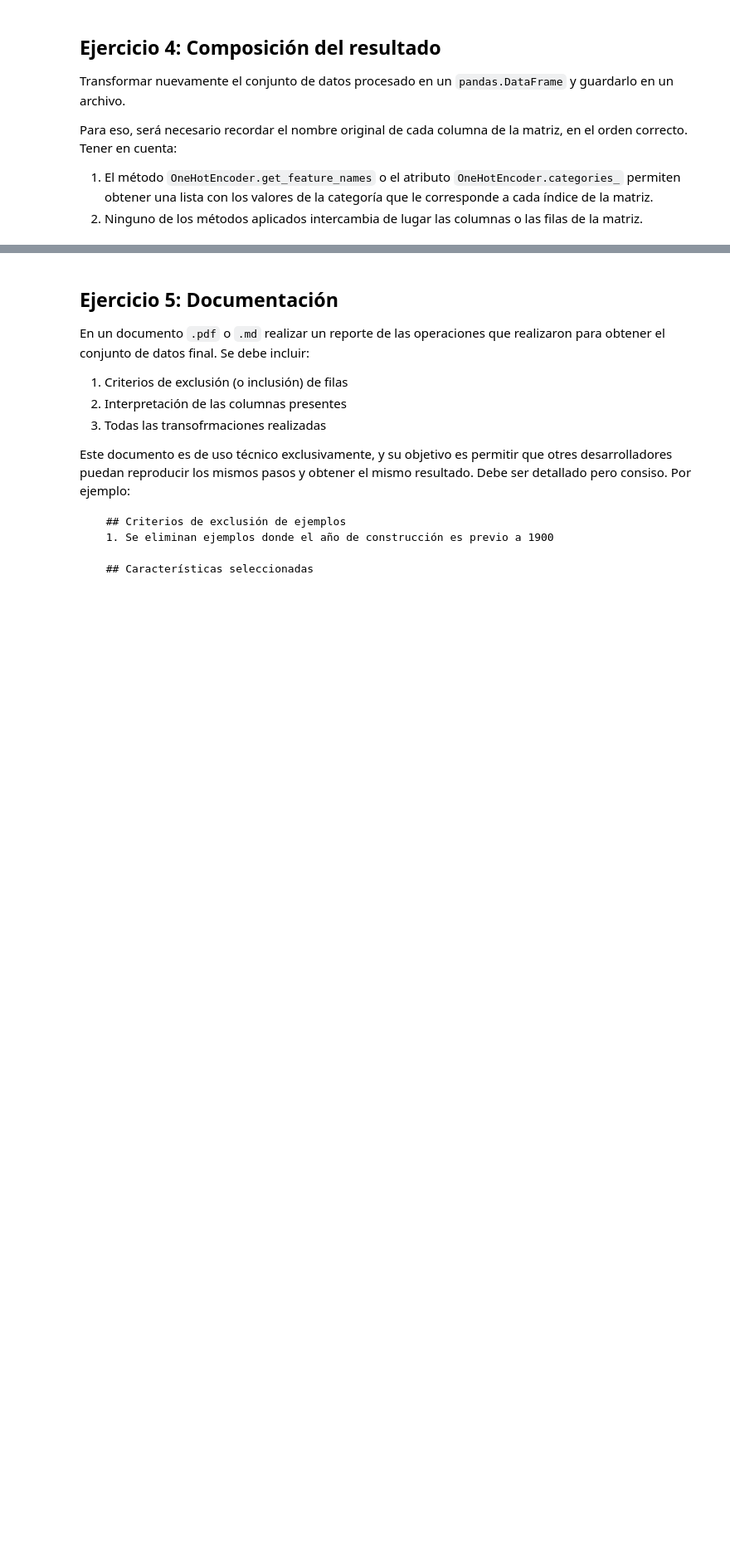
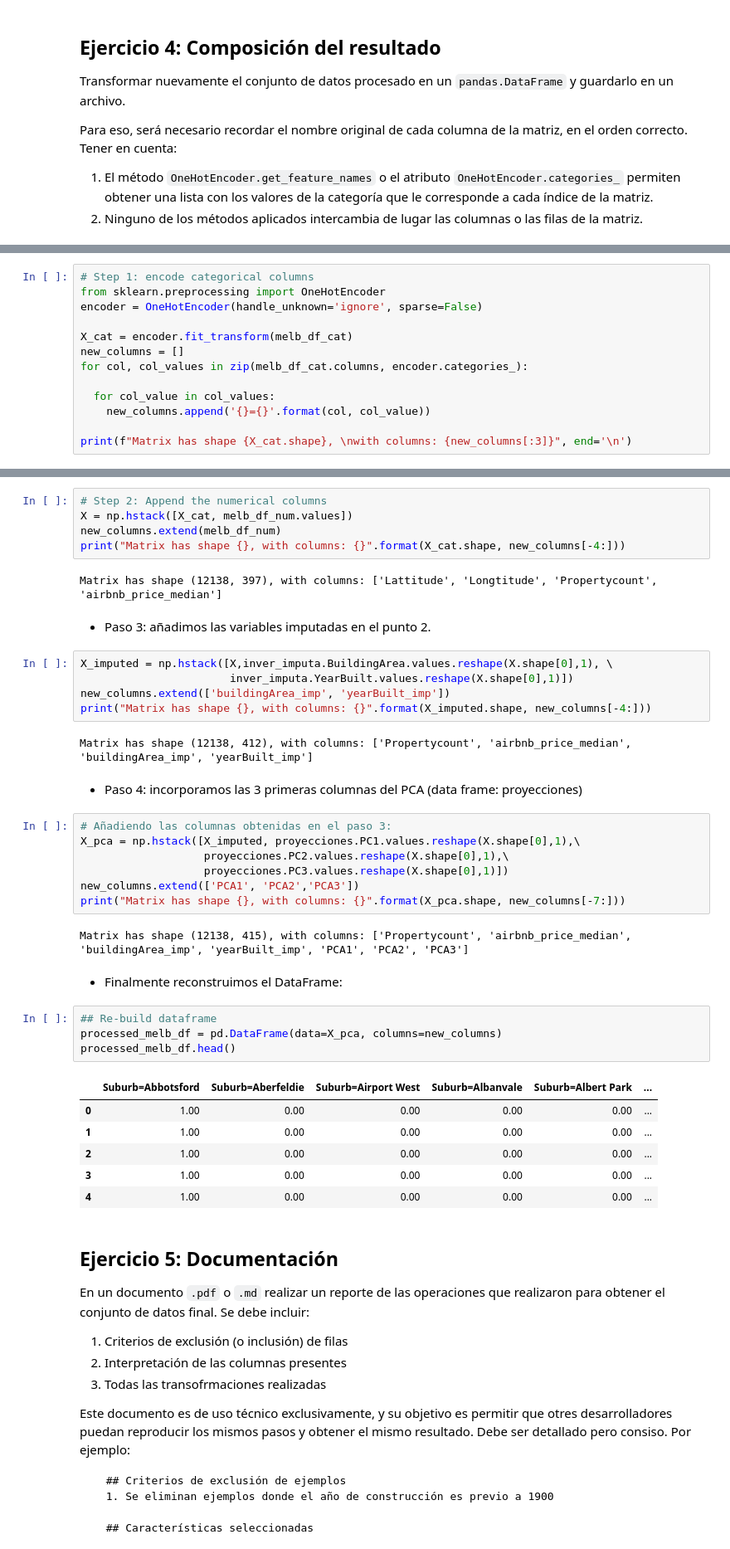
Before and after one commit to argennof/EyCD2022, a Jupyter notebook: Entregable_Parte_2_2022_v1.ipynb, the cells around one changed output, grey strips where cells are left out. Shown at 83% size. Saved outputs shown, nothing was run; the diff lists cells and outputs as text; blank space fills up the shorter version.

```diff
--- a/Entregable_Parte_2_2022_v1.ipynb
+++ b/Entregable_Parte_2_2022_v1.ipynb
@@ -591,0 +592,13 @@ processed_melb_df = pd.DataFrame(data=X_pca, columns=vec.get_feature_names())
+# %%
+# Step 1: encode categorical columns
+from sklearn.preprocessing import OneHotEncoder
+encoder = OneHotEncoder(handle_unknown='ignore', sparse=False)
+
+X_cat = encoder.fit_transform(melb_df_cat)
+new_columns = []
+for col, col_values in zip(melb_df_cat.columns, encoder.categories_):
+
+  for col_value in col_values:
+    new_columns.append('{}={}'.format(col, col_value))
+
+print(f"Matrix has shape {X_cat.shape}, \nwith columns: {new_columns[:3]}", end='\n')
@@ -592,3 +610,43 @@ processed_melb_df = pd.DataFrame(data=X_pca, columns=vec.get_feature_names())
+# %%
+# Step 2: Append the numerical columns
+X = np.hstack([X_cat, melb_df_num.values])
+new_columns.extend(melb_df_num)
+print("Matrix has shape {}, with columns: {}".format(X_cat.shape, new_columns[-4:]))
+# %% [output]
+Matrix has shape (12138, 397), with columns: ['Lattitude', 'Longtitude', 'Propertycount', 'airbnb_price_median']
+# %% [markdown]
+- Paso 3: añadimos las variables imputadas en el punto 2.
+# %%
+X_imputed = np.hstack([X,inver_imputa.BuildingArea.values.reshape(X.shape[0],1), \
+                       inver_imputa.YearBuilt.values.reshape(X.shape[0],1)])
+new_columns.extend(['buildingArea_imp', 'yearBuilt_imp'])
+print("Matrix has shape {}, with columns: {}".format(X_imputed.shape, new_columns[-4:]))
+# %% [output]
+Matrix has shape (12138, 412), with columns: ['Propertycount', 'airbnb_price_median', 'buildingArea_imp', 'yearBuilt_imp']
+# %% [markdown]
+- Paso 4: incorporamos las 3 primeras columnas del PCA (data frame: proyecciones)
+# %%
+# Añadiendo las columnas obtenidas en el paso 3:
+X_pca = np.hstack([X_imputed, proyecciones.PC1.values.reshape(X.shape[0],1),\
+                   proyecciones.PC2.values.reshape(X.shape[0],1),\
+                   proyecciones.PC3.values.reshape(X.shape[0],1)])
+new_columns.extend(['PCA1', 'PCA2','PCA3'])
+print("Matrix has shape {}, with columns: {}".format(X_pca.shape, new_columns[-7:]))
+# %% [output]
+Matrix has shape (12138, 415), with columns: ['Propertycount', 'airbnb_price_median', 'buildingArea_imp', 'yearBuilt_imp', 'PCA1', 'PCA2', 'PCA3']
+# %% [markdown]
+- Finalmente reconstruimos el DataFrame:
+# %%
+## Re-build dataframe
+processed_melb_df = pd.DataFrame(data=X_pca, columns=new_columns)
+processed_melb_df.head()
+# %% [output]
+|  | Suburb=Abbotsford | Suburb=Aberfeldie | Suburb=Airport West | Suburb=Albanvale | Suburb=Albert Park | ... |
+| 0 | 1.00 | 0.00 | 0.00 | 0.00 | 0.00 | ... |
+| 1 | 1.00 | 0.00 | 0.00 | 0.00 | 0.00 | ... |
+| 2 | 1.00 | 0.00 | 0.00 | 0.00 | 0.00 | ... |
+| 3 | 1.00 | 0.00 | 0.00 | 0.00 | 0.00 | ... |
+| 4 | 1.00 | 0.00 | 0.00 | 0.00 | 0.00 | ... |
 # %% [markdown]
 ## Ejercicio 5: Documentación
 
```
Also changed, not shown: parts of 9 cells of this notebook.
